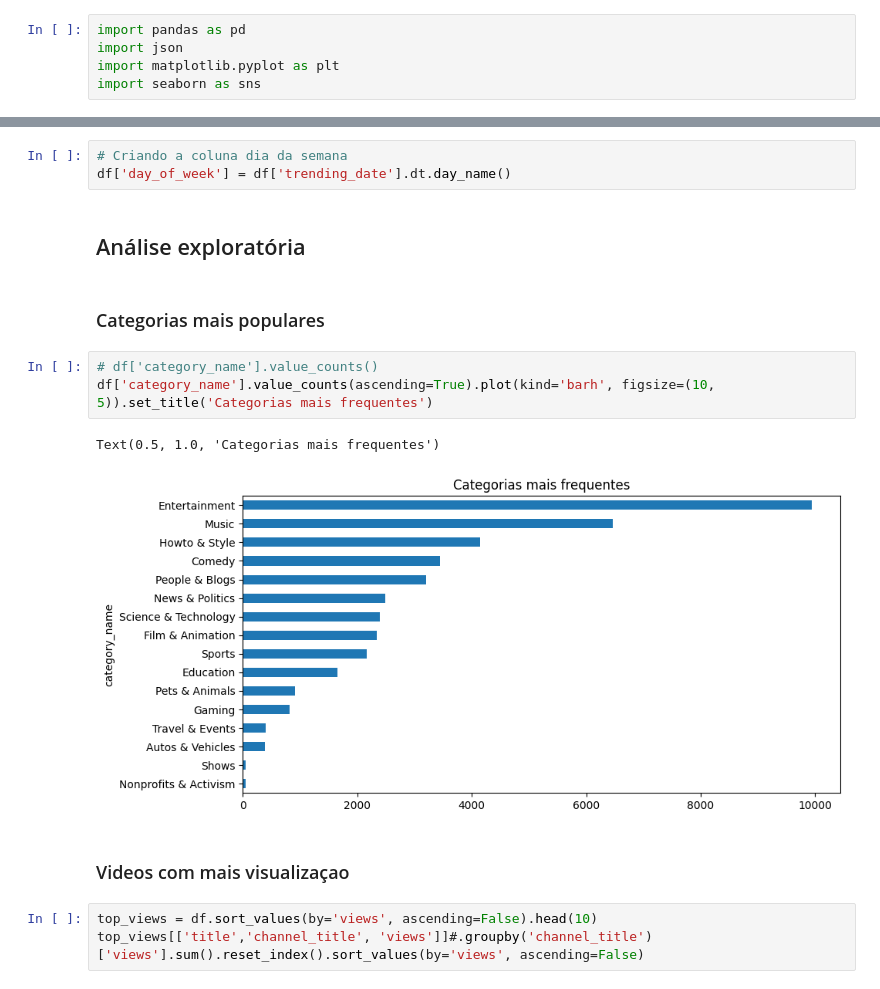
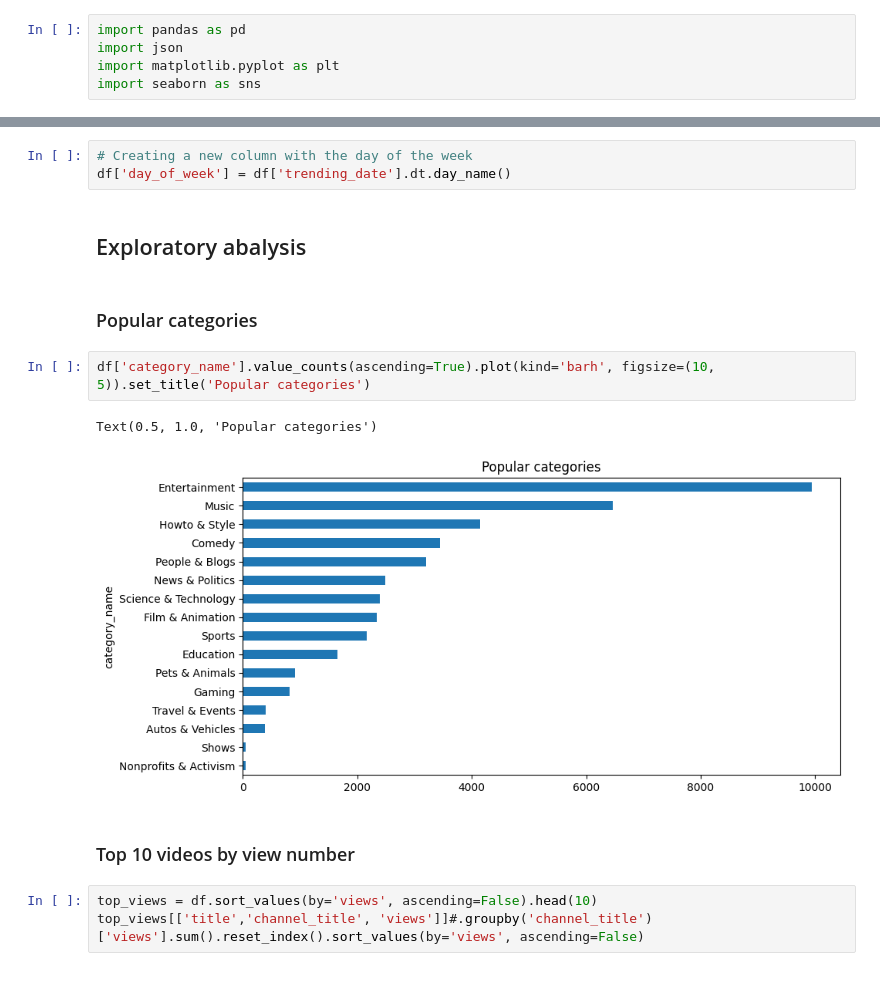
Before and after one commit to ingrid-sabino/youtube-trending-analytics, a Jupyter notebook: youtube-media.ipynb, the cells around one changed output, grey strips where cells are left out. Saved outputs shown, nothing was run; the diff lists cells and outputs as text.

```diff
--- a/youtube-media.ipynb
+++ b/youtube-media.ipynb
@@ -88,19 +88,18 @@ df['trending_date'] = pd.to_datetime(df['trending_date'], format='%y.%d.%m')
 df.drop_duplicates(inplace=True)
 # %%
-# Criando a coluna dia da semana
+# Creating a new column with the day of the week
 df['day_of_week'] = df['trending_date'].dt.day_name()
-# %% [markdown]
-## Análise exploratória
-# %% [markdown]
-### Categorias mais populares
+# %% [markdown]
+## Exploratory abalysis
+# %% [markdown]
+### Popular categories
 # %%
-# df['category_name'].value_counts()
-df['category_name'].value_counts(ascending=True).plot(kind='barh', figsize=(10, 5)).set_title('Categorias mais frequentes')
+df['category_name'].value_counts(ascending=True).plot(kind='barh', figsize=(10, 5)).set_title('Popular categories')
 # %% [output]
-Text(0.5, 1.0, 'Categorias mais frequentes')
+Text(0.5, 1.0, 'Popular categories')
-[figure, old version]
+[figure, new version]
-# %% [markdown]
-### Videos com mais visualizaçao
+# %% [markdown]
+### Top 10 videos by view number
 # %%
 top_views = df.sort_values(by='views', ascending=False).head(10)
 top_views[['title','channel_title', 'views']]#.groupby('channel_title')['views'].sum().reset_index().sort_values(by='views', ascending=False)
```
Also changed, not shown: parts of 23 cells of this notebook.
